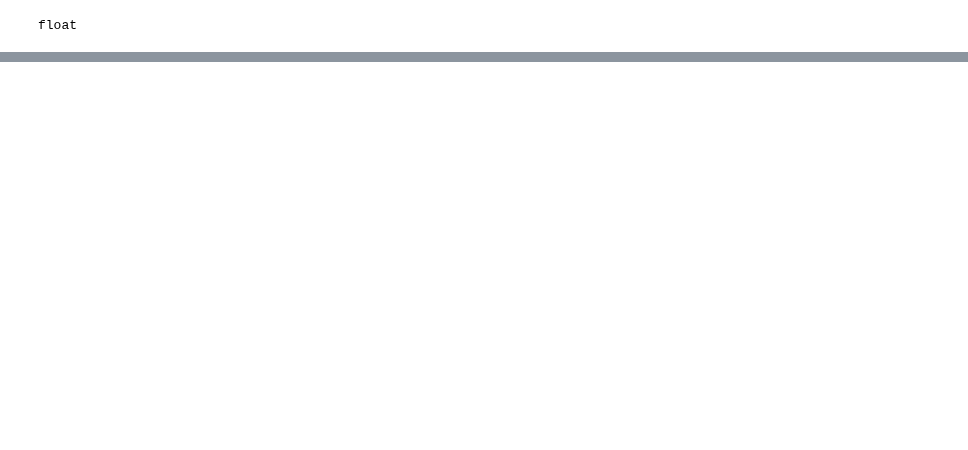
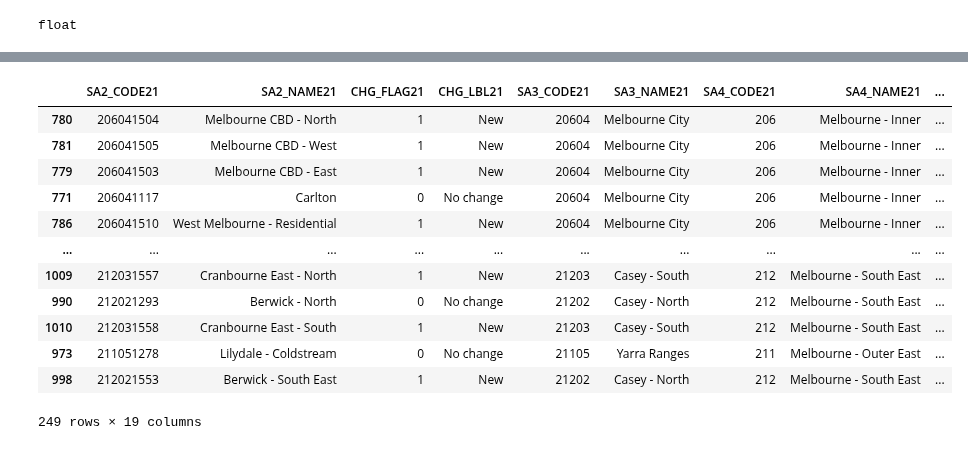
Before and after one commit to MAST30034-Applied-Data-Science/generic-real-estate-consulting-project-group-30, a Jupyter notebook: notebooks/neural_network_model.ipynb, the cells around one changed output, grey strips where cells are left out. Saved outputs shown, nothing was run; the diff lists cells and outputs as text; code cells hidden in the pictures; blank space fills up the shorter version.

```diff
--- a/notebooks/neural_network_model.ipynb
+++ b/notebooks/neural_network_model.ipynb
@@ -163,0 +258,11 @@ ValueError: Unknown label type: (array([550., 430., 440., ..., 220., 455., 355.]
+# %%
+import geopandas as gpd
+# sf stands for shape file
+australia_sf = gpd.read_file("../data/raw/shapefiles/Statistical_area_level2/SA2_2021_AUST_GDA2020.shp")
+australia_sf.head(3)
+# seperate suburbs that are in Victoria
+vic_sf = australia_sf[australia_sf['STE_NAME21'] == 'Victoria']
+
+# drop the null location ID values
+vic_sf.dropna(inplace=True)
+vic_sf.head(1)
@@ -163,0 +276,4 @@ ValueError: Unknown label type: (array([550., 430., 440., ..., 220., 455., 355.]
+# %%
+
+vic_centroid_sf = vic_sf
+vic_centroid_sf['geometry'] = vic_sf['geometry'].to_crs('+proj=cea').centroid.to_crs(vic_sf['geometry'].crs)
@@ -163,0 +286,3 @@ ValueError: Unknown label type: (array([550., 430., 440., ..., 220., 455., 355.]
+# %%
+cbd_loc = vic_centroid_sf.where(vic_centroid_sf['SA2_NAME21'] == 'Melbourne CBD - North').dropna()['geometry']
+cbd_loc
@@ -163,0 +338,34 @@ ValueError: Unknown label type: (array([550., 430., 440., ..., 220., 455., 355.]
+# %%
+X = property_df
+X2 = X[['SA2_NAME21']].groupby(by="SA2_NAME21")["SA2_NAME21"].count()
+X2 = pd.DataFrame(X2)
+X2.columns=["count"]
+single_counts = X2[X2['count']==1].reset_index()['SA2_NAME21'].tolist() # can improve this later with bootstrapping
+X = X[~X["SA2_NAME21"].isin(single_counts)]
+X2 = X[['SA2_NAME21']].groupby(by="SA2_NAME21")["SA2_NAME21"].count()
+X2 = pd.DataFrame(X2)
+X2.columns=["count"]
+X3 = vic_centroid_sf.join(X2, how='inner',on='SA2_NAME21')
+
+def convert_to_point_lat_long(row):
+    dist = haversine(row["geometry"].y, row["geometry"].x, cbd_loc.y, cbd_loc.x)
+    return dist
+
+X3['cbd_dist'] = X3.apply (lambda row: convert_to_point_lat_long(row), axis=1)
+# %%
+X3.sort_values(by=['cbd_dist'], inplace=True)
+X3
+# %% [output]
+|  | SA2_CODE21 | SA2_NAME21 | CHG_FLAG21 | CHG_LBL21 | SA3_CODE21 | SA3_NAME21 | SA4_CODE21 | SA4_NAME21 | ... |
+| 780 | 206041504 | Melbourne CBD - North | 1 | New | 20604 | Melbourne City | 206 | Melbourne - Inner | ... |
+| 781 | 206041505 | Melbourne CBD - West | 1 | New | 20604 | Melbourne City | 206 | Melbourne - Inner | ... |
+| 779 | 206041503 | Melbourne CBD - East | 1 | New | 20604 | Melbourne City | 206 | Melbourne - Inner | ... |
+| 771 | 206041117 | Carlton | 0 | No change | 20604 | Melbourne City | 206 | Melbourne - Inner | ... |
+| 786 | 206041510 | West Melbourne - Residential | 1 | New | 20604 | Melbourne City | 206 | Melbourne - Inner | ... |
+| ... | ... | ... | ... | ... | ... | ... | ... | ... | ... |
+| 1009 | 212031557 | Cranbourne East - North | 1 | New | 21203 | Casey - South | 212 | Melbourne - South East | ... |
+| 990 | 212021293 | Berwick - North | 0 | No change | 21202 | Casey - North | 212 | Melbourne - South East | ... |
+| 1010 | 212031558 | Cranbourne East - South | 1 | New | 21203 | Casey - South | 212 | Melbourne - South East | ... |
+| 973 | 211051278 | Lilydale - Coldstream | 0 | No change | 21105 | Yarra Ranges | 211 | Melbourne - Outer East | ... |
+| 998 | 212021553 | Berwick - South East | 1 | New | 21202 | Casey - North | 212 | Melbourne - South East | ... |
+249 rows × 19 columns
```
Also changed, not shown: parts of 20 cells of this notebook.
